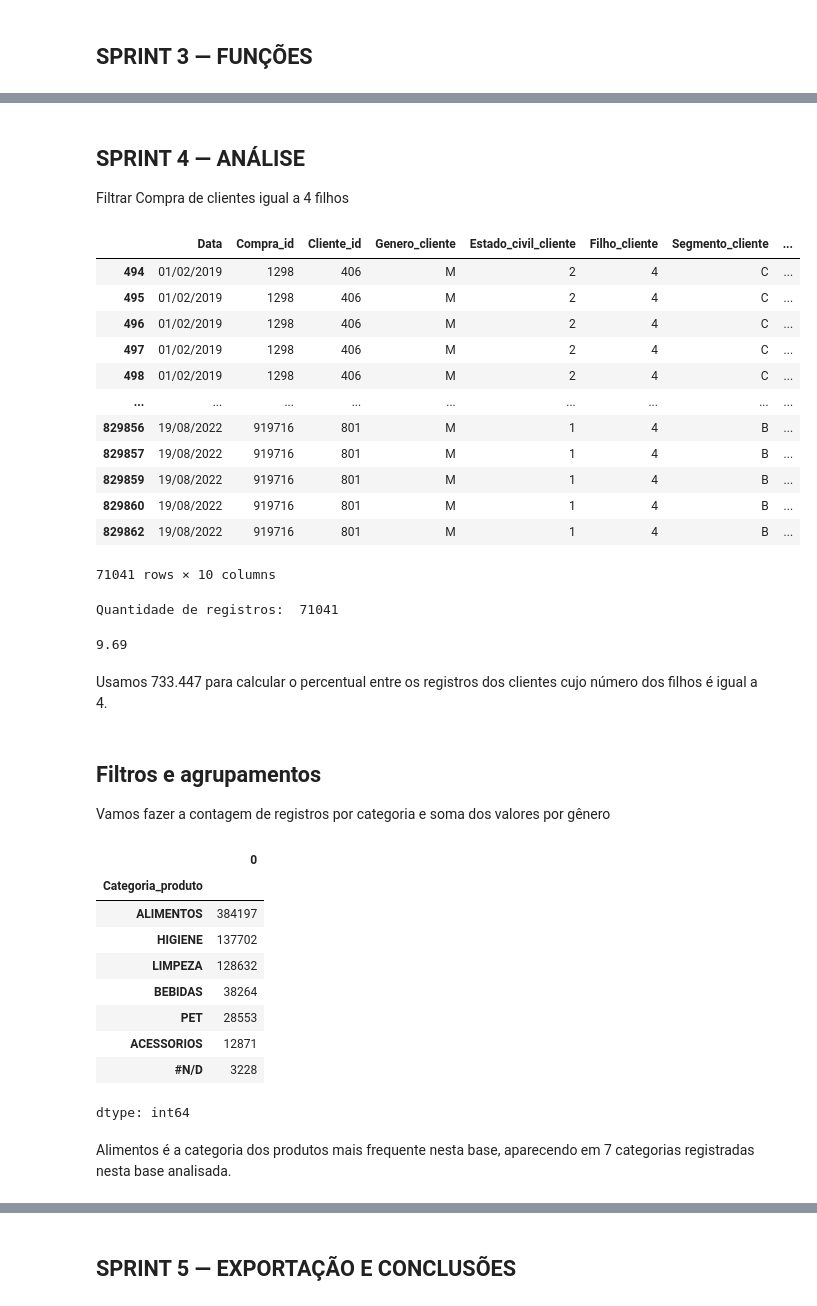
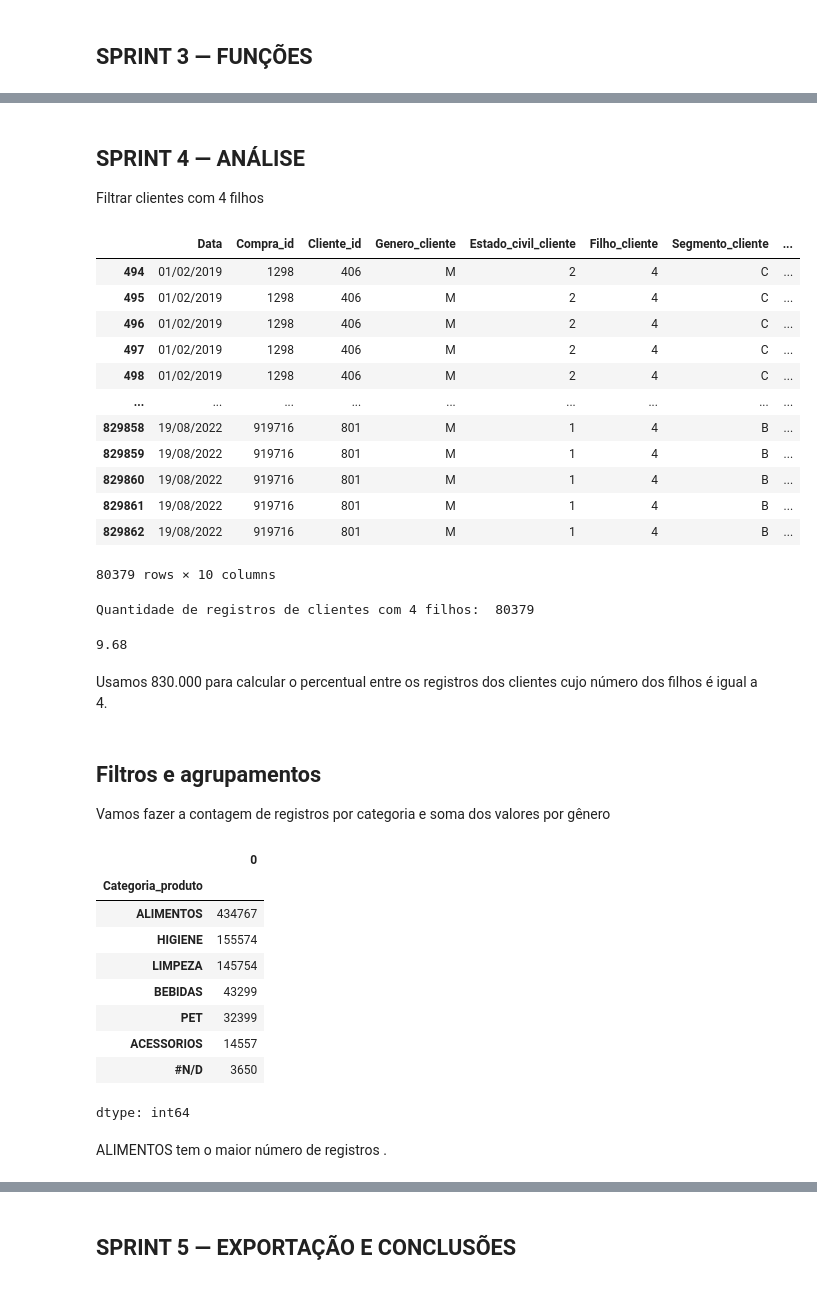
Before and after one commit to midanaca/MiniProjeto_MidanaCa_T8, a Jupyter notebook: MiniProjeto_MidanaCa_T8_.ipynb, the cells around one changed output, grey strips where cells are left out. Saved outputs shown, nothing was run; the diff lists cells and outputs as text; code cells hidden in the pictures.

```diff
--- a/MiniProjeto_MidanaCa_T8_.ipynb
+++ b/MiniProjeto_MidanaCa_T8_.ipynb
@@ -332,2 +314,0 @@ display(
-# %%
-df = df.drop_duplicates().copy()
@@ -411,33 +383,33 @@ df.describe()
 # %% [markdown]
 ## SPRINT 4 — ANÁLISE
 
-Filtrar Compra de clientes igual a 4 filhos
+Filtrar clientes com 4 filhos
 # %%
 filhos_igual_4 = df[df["Filho_cliente"] == 4]
 
 display(filhos_igual_4)
 
 print(
-    "Quantidade de registros: ",
+    "Quantidade de registros de clientes com 4 filhos: ",
     len(filhos_igual_4)
 )
 # %% [output]
 |  | Data | Compra_id | Cliente_id | Genero_cliente | Estado_civil_cliente | Filho_cliente | Segmento_cliente | ... |
 | 494 | 01/02/2019 | 1298 | 406 | M | 2 | 4 | C | ... |
 | 495 | 01/02/2019 | 1298 | 406 | M | 2 | 4 | C | ... |
 | 496 | 01/02/2019 | 1298 | 406 | M | 2 | 4 | C | ... |
 | 497 | 01/02/2019 | 1298 | 406 | M | 2 | 4 | C | ... |
 | 498 | 01/02/2019 | 1298 | 406 | M | 2 | 4 | C | ... |
 | ... | ... | ... | ... | ... | ... | ... | ... | ... |
-| 829856 | 19/08/2022 | 919716 | 801 | M | 1 | 4 | B | ... |
-| 829857 | 19/08/2022 | 919716 | 801 | M | 1 | 4 | B | ... |
+| 829858 | 19/08/2022 | 919716 | 801 | M | 1 | 4 | B | ... |
 | 829859 | 19/08/2022 | 919716 | 801 | M | 1 | 4 | B | ... |
 | 829860 | 19/08/2022 | 919716 | 801 | M | 1 | 4 | B | ... |
+| 829861 | 19/08/2022 | 919716 | 801 | M | 1 | 4 | B | ... |
 | 829862 | 19/08/2022 | 919716 | 801 | M | 1 | 4 | B | ... |
-71041 rows × 10 columns
+80379 rows × 10 columns
-Quantidade de registros:  71041
+Quantidade de registros de clientes com 4 filhos:  80379
 # %%
-# Percentual de registros acima de R$ 500
+# Percentual de registros de clientes com 4 filhos
 
 percentual = (
     len(filhos_igual_4)
@@ -446,9 +418,11 @@ percentual = (
 
 print(round(percentual, 2))
 # %% [output]
-9.69
+9.68
 # %% [markdown]
-Usamos 733.447 para calcular o percentual entre os registros dos clientes cujo número dos filhos é igual a 4.
+
+
+Usamos 830.000 para calcular o percentual entre os registros dos clientes cujo número dos filhos é igual a 4.
 # %% [markdown]
 ##	Filtros e agrupamentos
 
@@ -465,16 +439,16 @@ display(produto_por_categoria)
 # %% [output]
 |  | 0 |
 | Categoria_produto |  |
-| ALIMENTOS | 384197 |
-| HIGIENE | 137702 |
-| LIMPEZA | 128632 |
-| BEBIDAS | 38264 |
-| PET | 28553 |
-| ACESSORIOS | 12871 |
-| #N/D | 3228 |
+| ALIMENTOS | 434767 |
+| HIGIENE | 155574 |
+| LIMPEZA | 145754 |
+| BEBIDAS | 43299 |
+| PET | 32399 |
+| ACESSORIOS | 14557 |
+| #N/D | 3650 |
 dtype: int64
-# %% [markdown]
-Alimentos é a categoria dos produtos mais frequente nesta base, aparecendo em 7 categorias registradas nesta base analisada.
+# %% [markdown]
+ALIMENTOS tem o maior número de registros .
 # %%
 # Agrupar por gênero do cliente
 grupos_genero_cliente = df.groupby(
```
Also changed, not shown: parts of 16 cells of this notebook.
